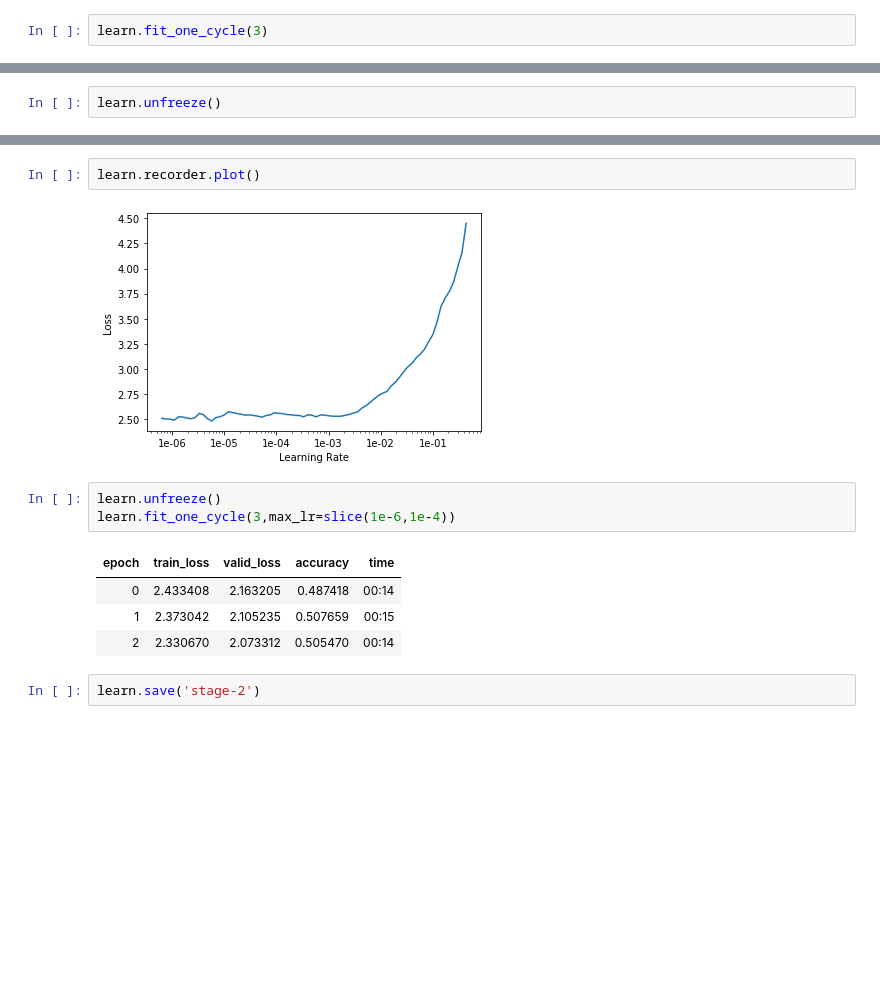
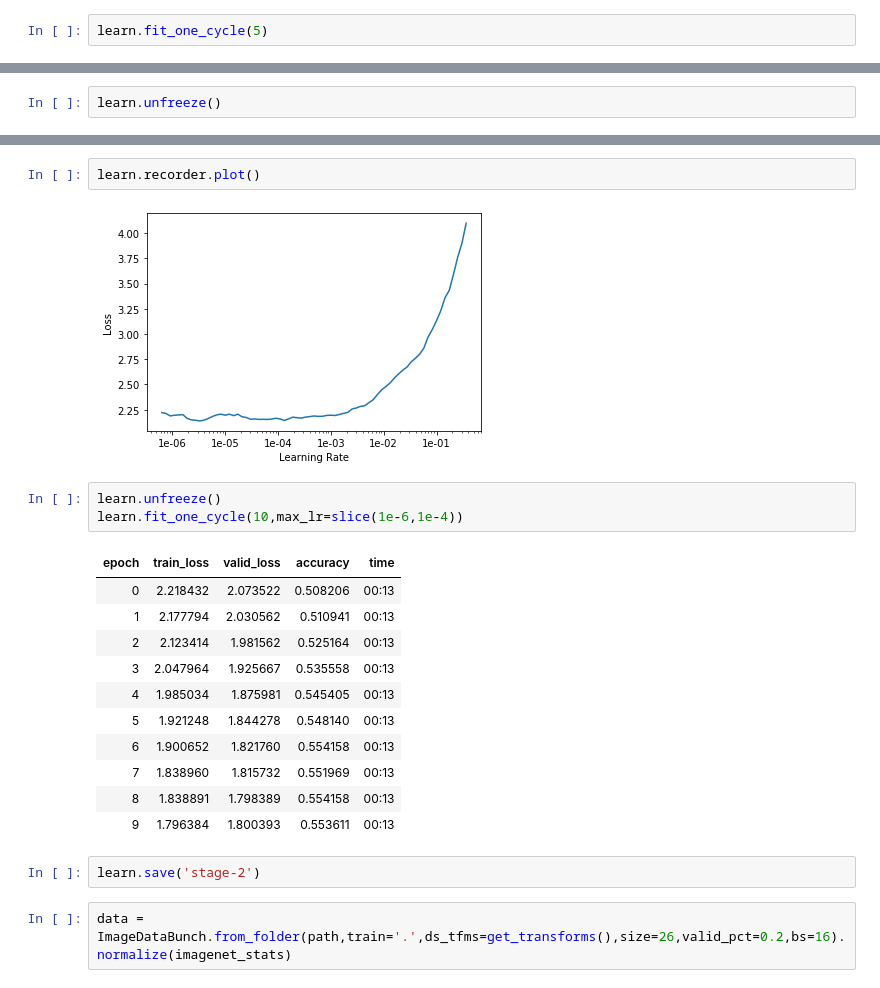
Before and after one commit to chamarthisireesha/fastai_projects, a Jupyter notebook: CALTECH101.ipynb, the cells around one changed output, grey strips where cells are left out. Saved outputs shown, nothing was run; the diff lists cells and outputs as text; blank space fills up the shorter version.

```diff
--- a/CALTECH101.ipynb
+++ b/CALTECH101.ipynb
@@ -53,4 +53,4 @@ learn.fit_one_cycle(2)
 # %%
-learn.fit_one_cycle(3)
+learn.fit_one_cycle(5)
 # %% [output]
 | epoch | train_loss | valid_loss | accuracy | time |
@@ -81,14 +83,23 @@ LR Finder is complete, type {learner_name}.recorder.plot() to see the graph.
 # %%
 learn.recorder.plot()
 # %% [output]
-[figure, old version]
+[figure, new version]
 # %%
 learn.unfreeze()
-learn.fit_one_cycle(3,max_lr=slice(1e-6,1e-4))
+learn.fit_one_cycle(10,max_lr=slice(1e-6,1e-4))
 # %% [output]
 | epoch | train_loss | valid_loss | accuracy | time |
-| 0 | 2.433408 | 2.163205 | 0.487418 | 00:14 |
-| 1 | 2.373042 | 2.105235 | 0.507659 | 00:15 |
-| 2 | 2.330670 | 2.073312 | 0.505470 | 00:14 |
+| 0 | 2.218432 | 2.073522 | 0.508206 | 00:13 |
+| 1 | 2.177794 | 2.030562 | 0.510941 | 00:13 |
+| 2 | 2.123414 | 1.981562 | 0.525164 | 00:13 |
+| 3 | 2.047964 | 1.925667 | 0.535558 | 00:13 |
+| 4 | 1.985034 | 1.875981 | 0.545405 | 00:13 |
+| 5 | 1.921248 | 1.844278 | 0.548140 | 00:13 |
+| 6 | 1.900652 | 1.821760 | 0.554158 | 00:13 |
+| 7 | 1.838960 | 1.815732 | 0.551969 | 00:13 |
+| 8 | 1.838891 | 1.798389 | 0.554158 | 00:13 |
+| 9 | 1.796384 | 1.800393 | 0.553611 | 00:13 |
 # %%
 learn.save('stage-2')
+# %%
+data = ImageDataBunch.from_folder(path,train='.',ds_tfms=get_transforms(),size=26,valid_pct=0.2,bs=16).normalize(imagenet_stats)
```
Also changed, not shown: parts of 8 cells of this notebook.
